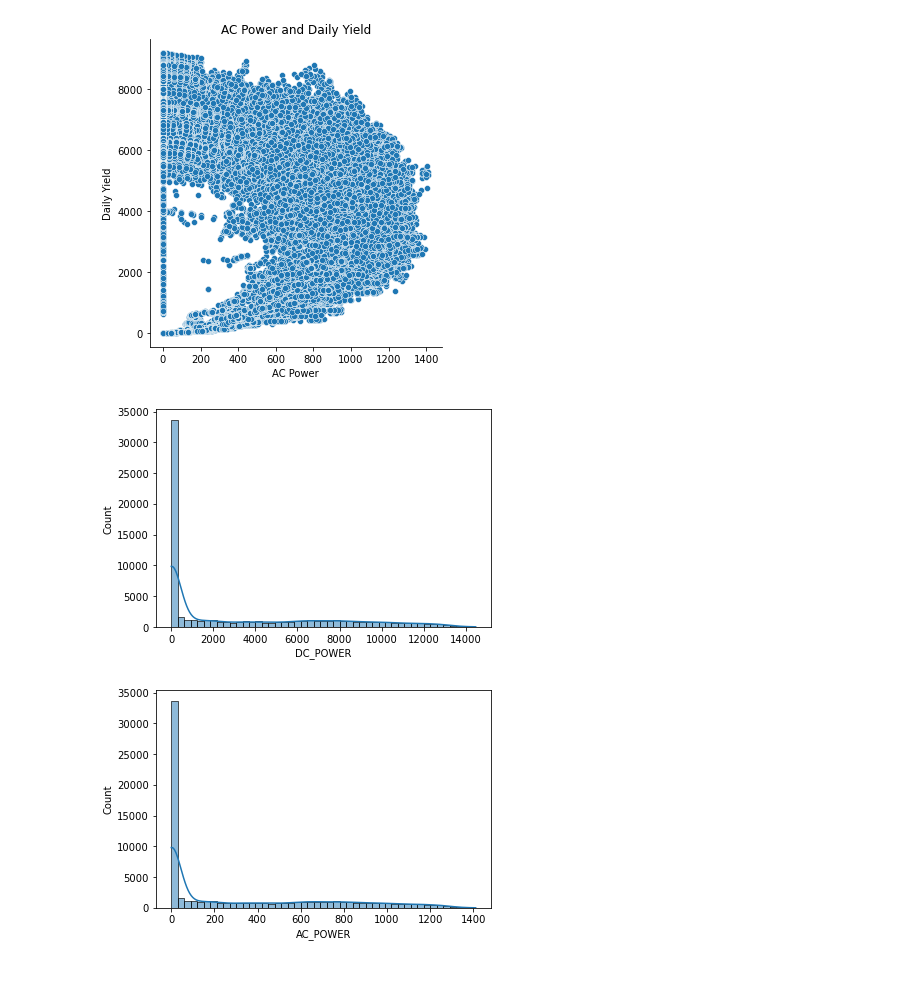
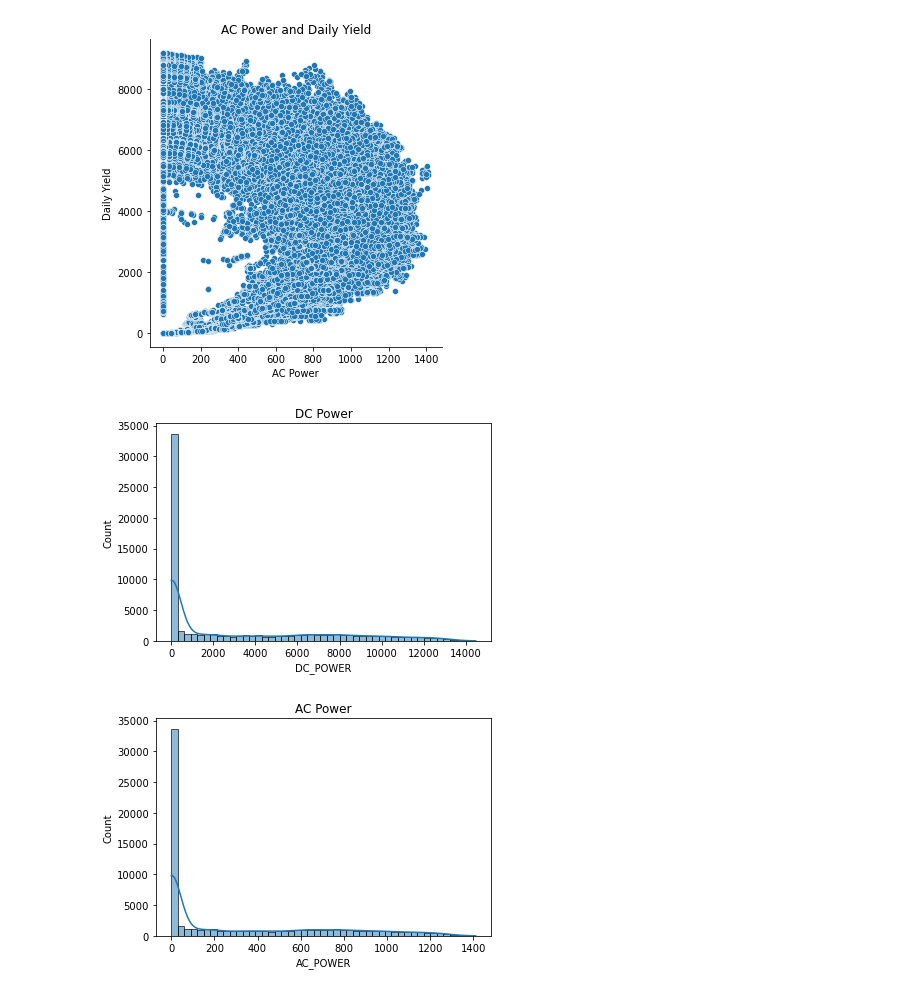
Before and after one commit to BurtonBarnes/solar, a Jupyter notebook: final_notebook.ipynb, the cells around one changed output. Cells and saved outputs as stored; diff of their text form; code cells hidden in the pictures.

```diff
--- a/final_notebook.ipynb
+++ b/final_notebook.ipynb
@@ -110,13 +110,15 @@ Text(-2.700000000000003, 0.5, 'Daily Yield')
 [figure]
 # %%
 sns.histplot(df.DC_POWER, kde= True)
+plt.title('DC Power')
 plt.show()
 # %% [output]
-[figure, old version]
+[figure, new version]
 # %%
 sns.histplot(df.AC_POWER, kde= True)
+plt.title('AC Power')
 plt.show()
 # %% [output]
-[figure, old version]
+[figure, new version]
 # %%
 sns.histplot(df.TOTAL_YIELD, kde= True)
```
Also changed, not shown: parts of 3 cells of this notebook.
